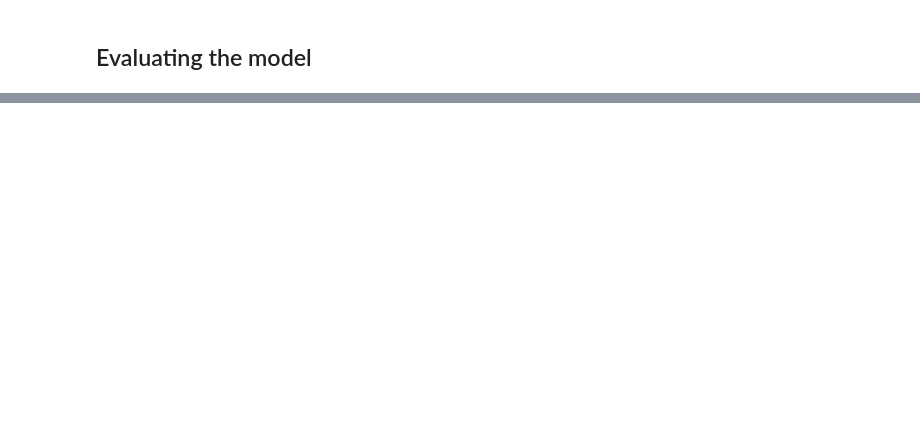
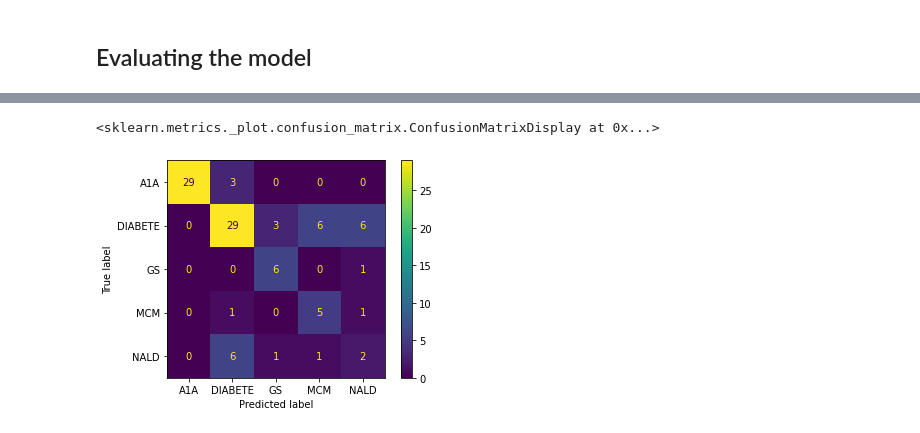
Before and after one commit to federicosilvestri/chl-project, a Jupyter notebook: src/notebooks/DecisionTree.ipynb, the cells around one changed output, grey strips where cells are left out. Saved outputs shown, nothing was run; the diff lists cells and outputs as text; code cells hidden in the pictures; blank space fills up the shorter version.

Commit message:
Add plot confusion matrix for dt

```diff
--- a/src/notebooks/DecisionTree.ipynb
+++ b/src/notebooks/DecisionTree.ipynb
@@ -107,2 +94,6 @@ weighted avg       0.70      0.71      0.70       100
 # %%
-from sklearn import tree
+from sklearn.metrics import classification_report, ConfusionMatrixDisplay
+ConfusionMatrixDisplay.from_estimator(decision_tree, pipeline.test_x, pipeline.test_y)
+# %% [output]
+<sklearn.metrics._plot.confusion_matrix.ConfusionMatrixDisplay at 0x...>
+[figure, added]
```
Also changed, not shown: parts of 5 cells of this notebook, 1 other file.
